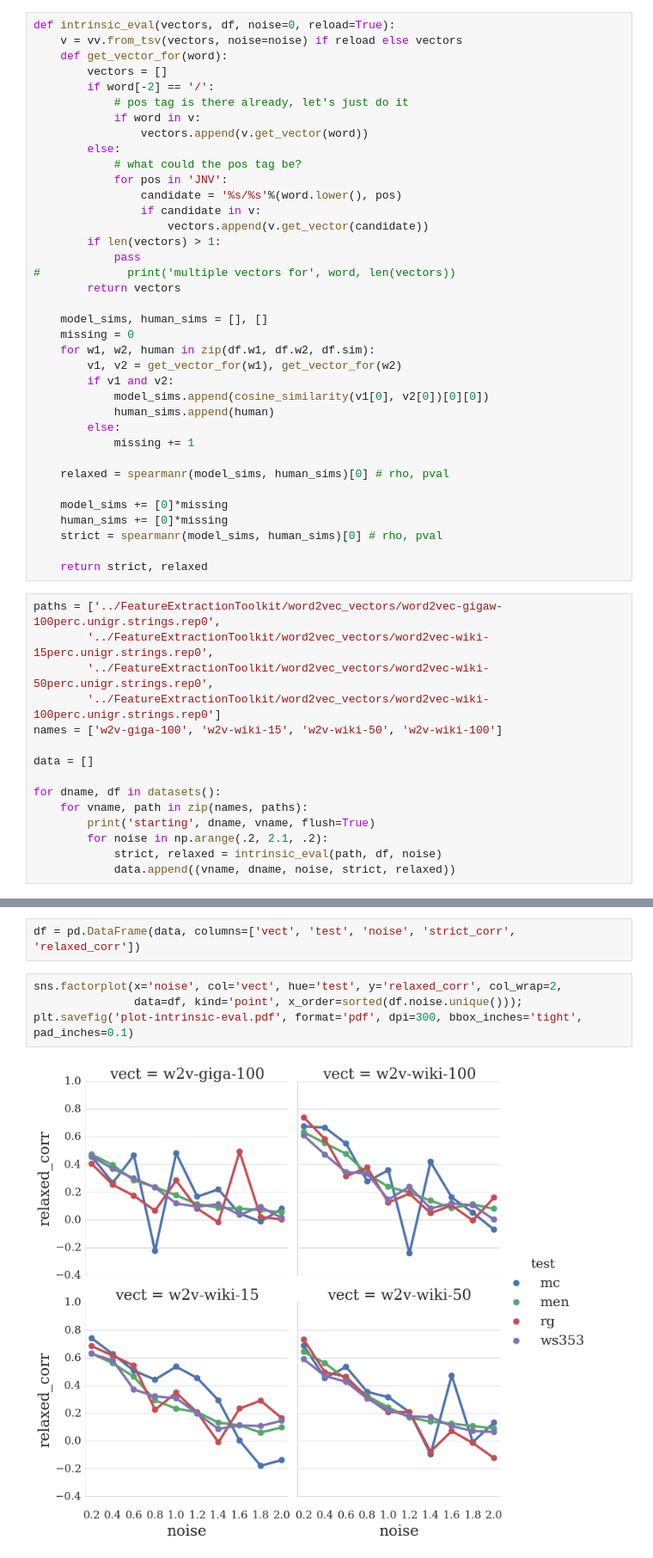
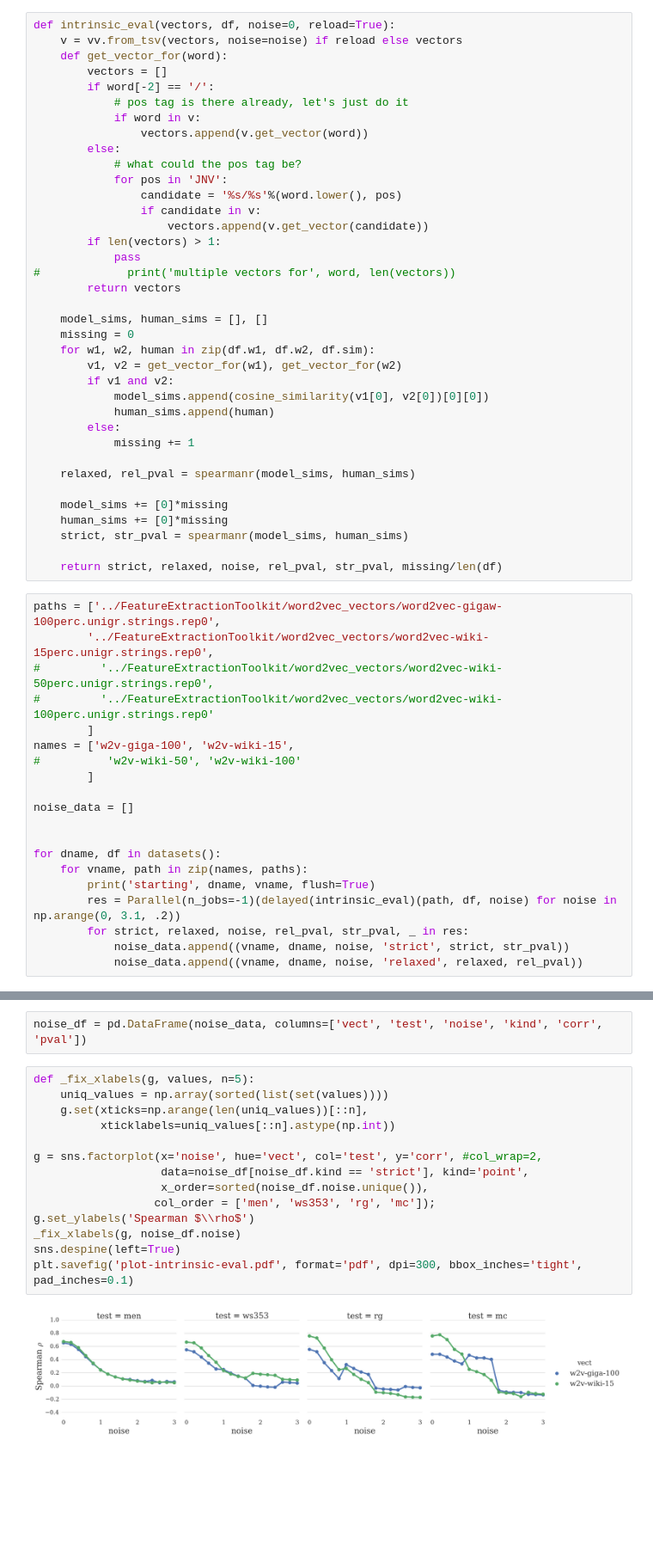
Before and after one commit to mbatchkarov/ExpLosion, a Jupyter notebook: notebooks/intrinsic_eval.ipynb, the cells around one changed output, grey strips where cells are left out. Shown at 86% size. Cells and saved outputs as stored; diff of their text form; blank space fills up the shorter version.

Commit message:
more work on intrinsic evaluations

```diff
--- a/notebooks/intrinsic_eval.ipynb
+++ b/notebooks/intrinsic_eval.ipynb
@@ -63,28 +87,33 @@ def intrinsic_eval(vectors, df, noise=0, reload=True):
         else:
             missing += 1
 
-    relaxed = spearmanr(model_sims, human_sims)[0] # rho, pval
+    relaxed, rel_pval = spearmanr(model_sims, human_sims)
 
     model_sims += [0]*missing
     human_sims += [0]*missing
-    strict = spearmanr(model_sims, human_sims)[0] # rho, pval
+    strict, str_pval = spearmanr(model_sims, human_sims)
 
-    return strict, relaxed
+    return strict, relaxed, noise, rel_pval, str_pval, missing/len(df)
 # %%
 paths = ['../FeatureExtractionToolkit/word2vec_vectors/word2vec-gigaw-100perc.unigr.strings.rep0',
         '../FeatureExtractionToolkit/word2vec_vectors/word2vec-wiki-15perc.unigr.strings.rep0',
-        '../FeatureExtractionToolkit/word2vec_vectors/word2vec-wiki-50perc.unigr.strings.rep0',
-        '../FeatureExtractionToolkit/word2vec_vectors/word2vec-wiki-100perc.unigr.strings.rep0']
-names = ['w2v-giga-100', 'w2v-wiki-15', 'w2v-wiki-50', 'w2v-wiki-100']
+#         '../FeatureExtractionToolkit/word2vec_vectors/word2vec-wiki-50perc.unigr.strings.rep0',
+#         '../FeatureExtractionToolkit/word2vec_vectors/word2vec-wiki-100perc.unigr.strings.rep0'
+        ]
+names = ['w2v-giga-100', 'w2v-wiki-15',
+#          'w2v-wiki-50', 'w2v-wiki-100'
+        ]
 
-data = []
+noise_data = []
+
 
 for dname, df in datasets():
     for vname, path in zip(names, paths):
         print('starting', dname, vname, flush=True)
-        for noise in np.arange(.2, 2.1, .2):
-            strict, relaxed = intrinsic_eval(path, df, noise)
-            data.append((vname, dname, noise, strict, relaxed))
+        res = Parallel(n_jobs=-1)(delayed(intrinsic_eval)(path, df, noise) for noise in np.arange(0, 3.1, .2))
+        for strict, relaxed, noise, rel_pval, str_pval, _ in res:
+            noise_data.append((vname, dname, noise, 'strict', strict, str_pval))
+            noise_data.append((vname, dname, noise, 'relaxed', relaxed, rel_pval))
 # %% [output]
 starting ws353 w2v-giga-100
 starting ws353 w2v-wiki-15
@@ -105,8 +126,18 @@ starting men w2v-wiki-100
 # %%
-df = pd.DataFrame(data, columns=['vect', 'test', 'noise', 'strict_corr', 'relaxed_corr'])
+noise_df = pd.DataFrame(noise_data, columns=['vect', 'test', 'noise', 'kind', 'corr', 'pval'])
 # %%
-sns.factorplot(x='noise', col='vect', hue='test', y='relaxed_corr', col_wrap=2,
-               data=df, kind='point', x_order=sorted(df.noise.unique()));
+def _fix_xlabels(g, values, n=5):
+    uniq_values = np.array(sorted(list(set(values))))
+    g.set(xticks=np.arange(len(uniq_values))[::n],
+          xticklabels=uniq_values[::n].astype(np.int))
+
+g = sns.factorplot(x='noise', hue='vect', col='test', y='corr', #col_wrap=2,
+                   data=noise_df[noise_df.kind == 'strict'], kind='point',
+                   x_order=sorted(noise_df.noise.unique()),
+                  col_order = ['men', 'ws353', 'rg', 'mc']);
+g.set_ylabels('Spearman $\\rho$')
+_fix_xlabels(g, noise_df.noise)
+sns.despine(left=True)
 plt.savefig('plot-intrinsic-eval.pdf', format='pdf', dpi=300, bbox_inches='tight', pad_inches=0.1)
 # %% [output]
-[figure, old version]
+[figure, new version]
```
Also changed, not shown: parts of 15 cells of this notebook, 1 other file.
